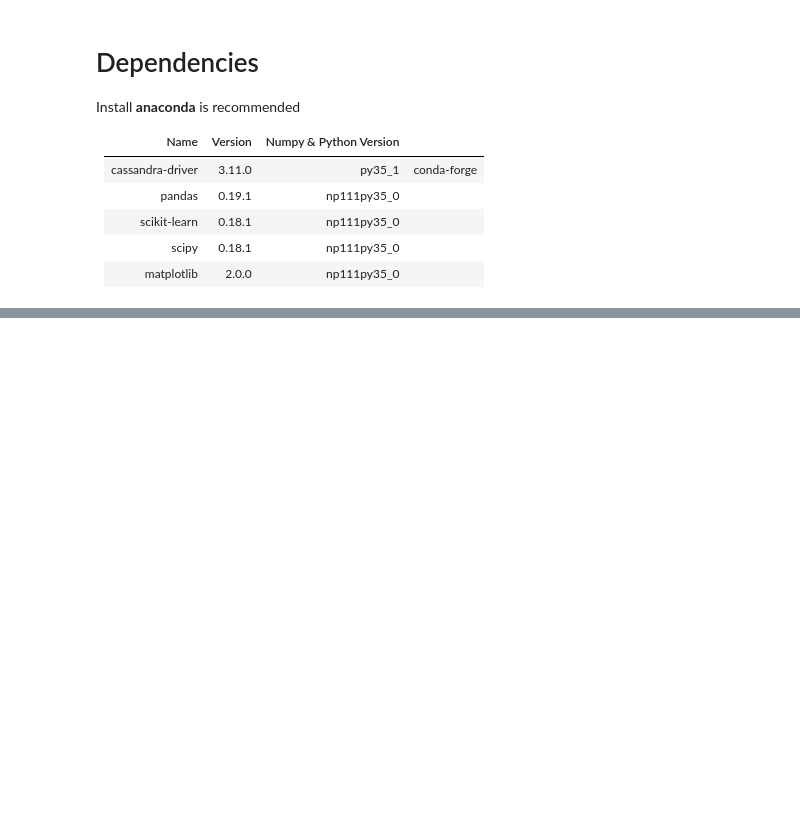
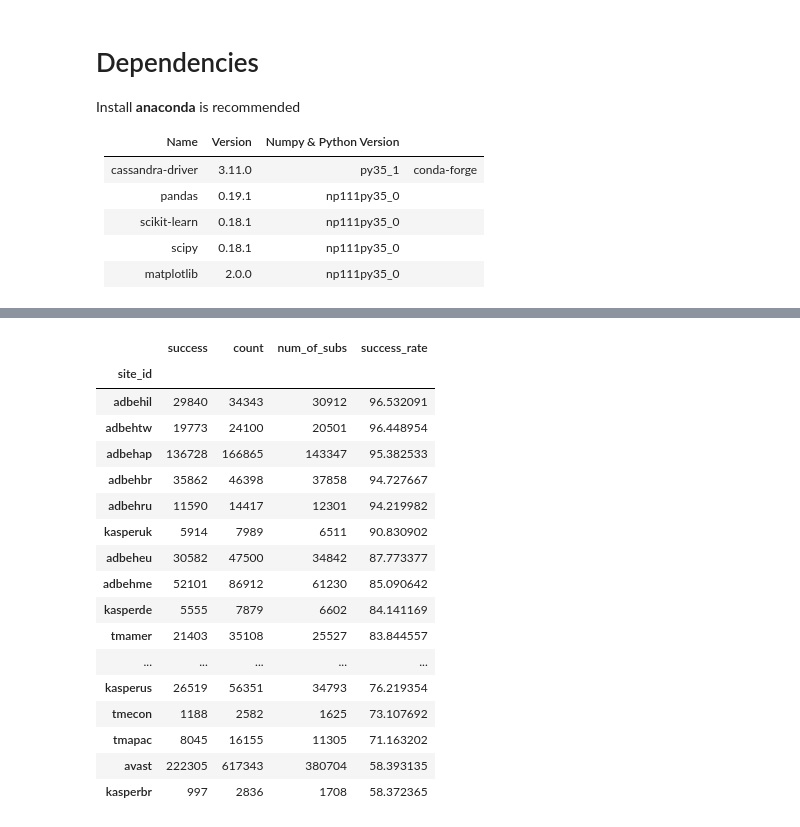
Before and after one commit to songyunlu/ml_training_tool, a Jupyter notebook: tod_training_tool.ipynb, the cells around one changed output, grey strips where cells are left out. Drawn from its saved outputs; the diff is of its cells as text; code cells hidden in the pictures; blank space fills up the shorter version.

Commit message:
Modify TOD for all sites

```diff
--- a/tod_training_tool.ipynb
+++ b/tod_training_tool.ipynb
@@ -166,0 +349,5 @@ usecols = feature_candidates +  ['renew_att_num', 'cid' ,'payment_amount_usd', '
+# %%
+
+df_subs =  pd.concat((read_from(file, s3_dir='training_files') for file in subs_files) , ignore_index=True)
+
+df_subs.head()
@@ -166,0 +368,2 @@ usecols = feature_candidates +  ['renew_att_num', 'cid' ,'payment_amount_usd', '
+# %%
+df_sub_seg_expire =  pd.concat((read_from(file) for file in sub_seg_expire_files) , ignore_index=True).drop_duplicates(subset=['subsegment_id'], keep='first')
@@ -168,12 +379,8 @@ usecols = feature_candidates +  ['renew_att_num', 'cid' ,'payment_amount_usd', '
 # training_data_paths = ['tod_all_fields_2019_09.csv', 'tod_all_fields_2019_10.csv', 'tod_all_fields_2019_11.csv']
 # training_data_paths =  ['tod_all_fields_2019_11.csv']
 
-df_train =  pd.concat((read_from( file, usecols=usecols) for file in training_data_paths) , ignore_index=True)
-df_train = df_train[~(df_train['payment_service_id'] == 'mes')]
-df_train = df_train[~(df_train['payment_service_id'] == 'paypalExpress')]
-df_train = df_train[~df_train['payment_amount_usd'].isna()]
-df_train = df_train[~(df_train['new_status'] == 'Reversed')]
-df_train['bin'] = df_train['bin'].fillna('').astype(str).str.replace('.0', '', regex=False)
-
+df_train =  pd.concat((read_from( file, usecols=usecols, s3_dir='ml_files') for file in training_data_paths) , ignore_index=True)
+# df_train = process_data(df_train)
+df_train = process_data(df_train, df_subs, df_sub_seg_expire, subs_creation_date)
 print(training_data_paths)
 df_train.shape
@@ -203,7 +425,33 @@ df_test.shape
 # %%
-df_sub_seg_expire =  pd.concat((read_from(file) for file in sub_seg_expire_files) , ignore_index=True)
-# df_sub_seg_expire_2020 = pd.read_csv(WORK_DIR + 'sub_seg_expire_2020_01_2020_02.csv')
+# df_sub_seg_expire =  pd.concat((read_from(file) for file in sub_seg_expire_files) , ignore_index=True).drop_duplicates(subset=['subsegment_id'], keep='first')
+# # df_sub_seg_expire_2020 = pd.read_csv(WORK_DIR + 'sub_seg_expire_2020_01_2020_02.csv')
 
-df_train = pd.merge(df_train, df_sub_seg_expire[['subsegment_id', 'duration', 'segment_num']], left_on='subsegment_id', right_on='subsegment_id', how='left')
-df_eval = pd.merge(df_eval, df_sub_seg_expire[['subsegment_id', 'duration', 'segment_num']], left_on='subsegment_id', right_on='subsegment_id', how='left')
-df_test = pd.merge(df_test, df_sub_seg_expire[['subsegment_id', 'duration', 'segment_num']], left_on='subsegment_id', right_on='subsegment_id', how='left')
+# df_train = pd.merge(df_train, df_sub_seg_expire[['subsegment_id', 'duration', 'segment_num']], left_on='subsegment_id', right_on='subsegment_id', how='left')
+# df_eval = pd.merge(df_eval, df_sub_seg_expire[['subsegment_id', 'duration', 'segment_num']], left_on='subsegment_id', right_on='subsegment_id', how='left')
+# df_test = pd.merge(df_test, df_sub_seg_expire[['subsegment_id', 'duration', 'segment_num']], left_on='subsegment_id', right_on='subsegment_id', how='left')
+# %%
+gp = df_train.groupby(['site_id'])
+df_gp = gp.agg({'success':['sum', 'count'], 'subsegment_id':['nunique']})
+df_gp[('','success_rate')] = df_gp[('success', 'sum')] / df_gp[('subsegment_id', 'nunique')] * 100
+df_gp.columns = df_gp.columns.droplevel(0)
+df_gp = df_gp.rename(columns={'sum': 'success',  'nunique': 'num_of_subs'})
+df_gp[df_gp['num_of_subs'] > 50].sort_values(by=['success_rate', 'num_of_subs'], ascending=False)
+# %% [output]
+|  | success | count | num_of_subs | success_rate |
+| site_id |  |  |  |  |
+| adbehil | 29840 | 34343 | 30912 | 96.532091 |
+| adbehtw | 19773 | 24100 | 20501 | 96.448954 |
+| adbehap | 136728 | 166865 | 143347 | 95.382533 |
+| adbehbr | 35862 | 46398 | 37858 | 94.727667 |
+| adbehru | 11590 | 14417 | 12301 | 94.219982 |
+| kasperuk | 5914 | 7989 | 6511 | 90.830902 |
+| adbeheu | 30582 | 47500 | 34842 | 87.773377 |
+| adbehme | 52101 | 86912 | 61230 | 85.090642 |
+| kasperde | 5555 | 7879 | 6602 | 84.141169 |
+| tmamer | 21403 | 35108 | 25527 | 83.844557 |
+| ... | ... | ... | ... | ... |
+| kasperus | 26519 | 56351 | 34793 | 76.219354 |
+| tmecon | 1188 | 2582 | 1625 | 73.107692 |
+| tmapac | 8045 | 16155 | 11305 | 71.163202 |
+| avast | 222305 | 617343 | 380704 | 58.393135 |
+| kasperbr | 997 | 2836 | 1708 | 58.372365 |
```
Also changed, not shown: parts of 34 cells of this notebook.
